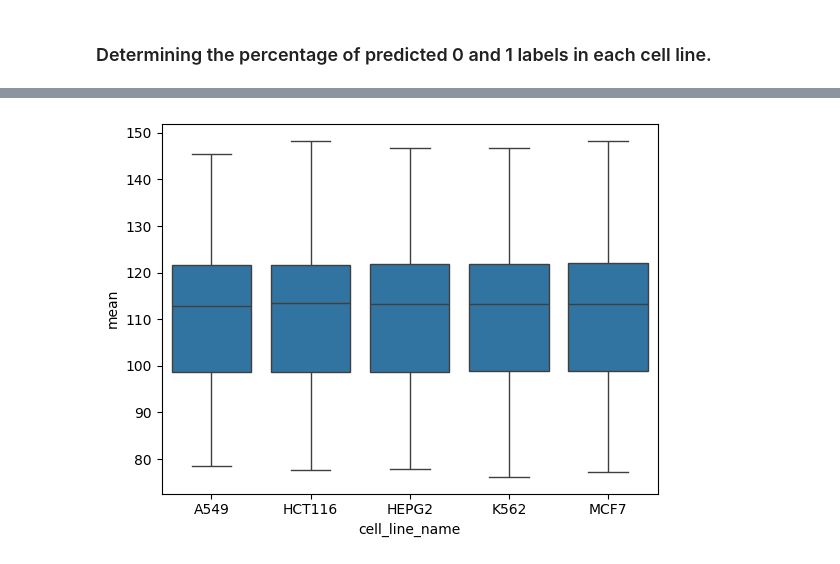
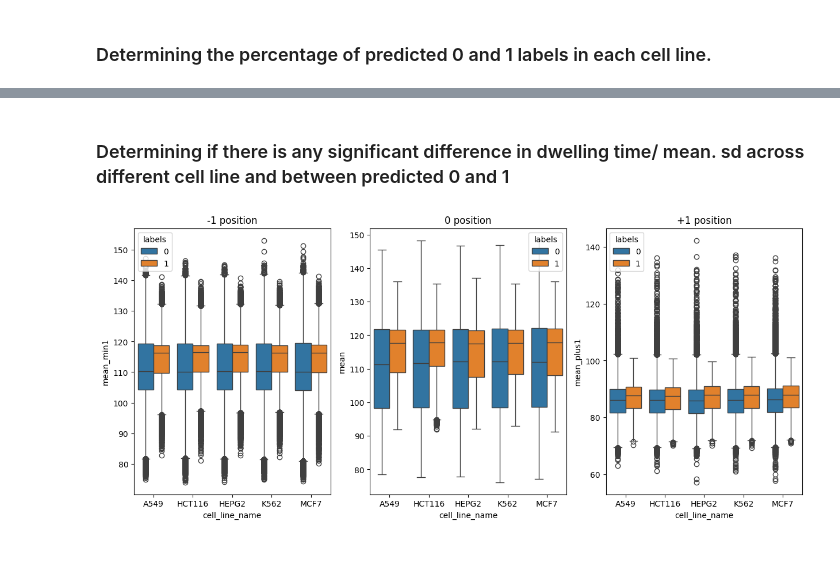
Before and after one commit to OYL02/helix4262, a Jupyter notebook: notebooks/task2.ipynb, the cells around one changed output, grey strips where cells are left out. Cells and saved outputs as stored; diff of their text form; code cells hidden in the pictures.

```diff
--- a/notebooks/task2.ipynb
+++ b/notebooks/task2.ipynb
@@ -268,5 +402,16 @@ Visualise results for individual genes
-# %%
-sns.boxplot(x = 'cell_line_name', y = 'mean', data = agg_merged_df)
-plt.show()
-# %% [output]
-[figure, removed]
+# %% [markdown]
+### Determining if there is any significant difference in dwelling time/ mean. sd across different cell line and between predicted 0 and 1
+# %%
+fig, ax = plt.subplots(1, 3, figsize=(15, 6))
+sns.boxplot(x = 'cell_line_name', y = 'mean_min1', data = combined_df, hue = 'labels', ax = ax[0])
+ax[0].set_title("-1 position")
+
+sns.boxplot(x = 'cell_line_name', y = 'mean', data = combined_df, hue = 'labels', ax = ax[1])
+ax[1].set_title("0 position")
+
+sns.boxplot(x = 'cell_line_name', y = 'mean_plus1', data = combined_df, hue = 'labels', ax = ax[2])
+ax[2].set_title("+1 position")
+
+plt.show()
+# %% [output]
+[figure, added]
```
Also changed, not shown: parts of 33 cells of this notebook.
